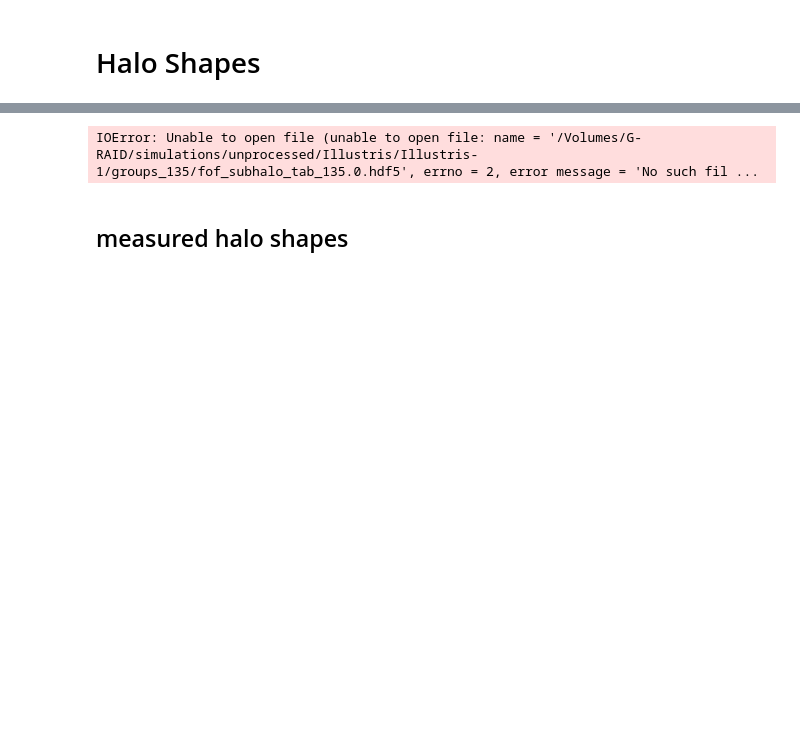
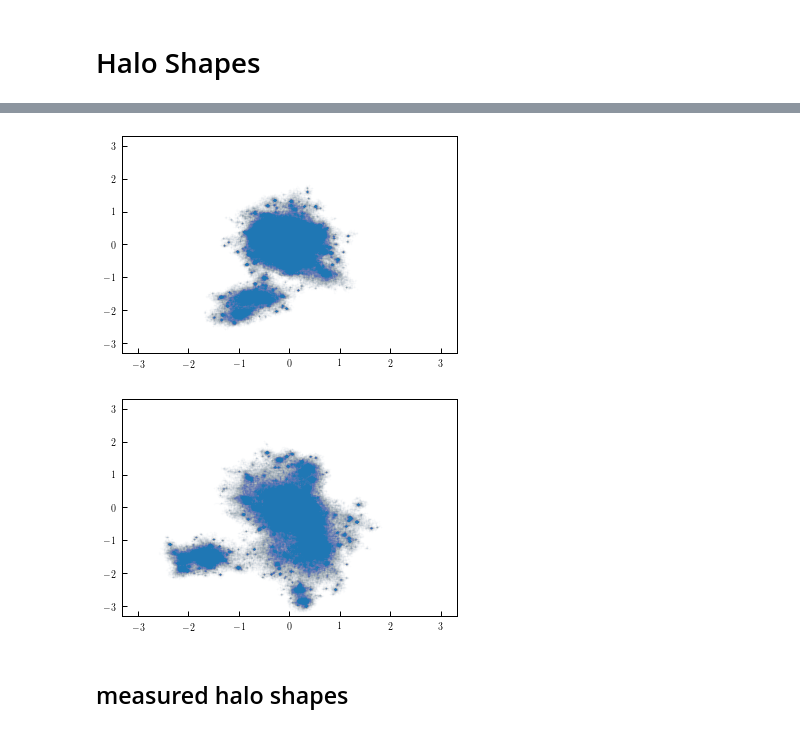
Before and after one commit to duncandc/Illustris_Shapes, a Jupyter notebook: notebooks/Halo_Shapes.ipynb, the cells around one changed output, grey strips where cells are left out. Saved outputs shown, nothing was run; the diff lists cells and outputs as text; code cells hidden in the pictures; blank space fills up the shorter version.

Commit message:
workiong on halo shapes

```diff
--- a/notebooks/Halo_Shapes.ipynb
+++ b/notebooks/Halo_Shapes.ipynb
@@ -27,4 +27,6 @@ IOError: Unable to open file (unable to open file: name = '/Volumes/G-RAID/simul
 # %%
+from inertia_tensors import reduced_inertia_tensors
+
 halo_id = 0
 
 # load position
@@ -32,7 +34,7 @@ halo_positions = loadHalos(basePath, snapNum, fields=['GroupPos'])/1000.0
 halo_position = halo_positions[halo_id]
 
 # load particles
-ptcl_coords = loadHalo(basePath, snapNum, gal_id, 1, fields=['Coordinates'])/1000.0
+ptcl_coords = loadHalo(basePath, snapNum, halo_id, 1, fields=['Coordinates'])/1000.0
 
 # load halo size
 halo_sizes = loadHalos(basePath, snapNum, fields=['Group_R_Mean200'])/1000.0
@@ -48,48 +50,40 @@ dx[mask] = dx[mask] - Lbox[0]
 mask = (dx < -Lbox[0]/2.0)
 dx[mask] = dx[mask] + Lbox[0]
 
 mask = (dy > Lbox[1]/2.0)
 dy[mask] = dy[mask] - Lbox[1]
 mask = (dy < -Lbox[1]/2.0)
 dy[mask] = dy[mask] + Lbox[1]
 
 mask = (dz > Lbox[2]/2.0)
 dz[mask] = dz[mask] - Lbox[2]
 mask = (dz < -Lbox[2]/2.0)
 dz[mask] = dz[mask] + Lbox[2]
 
 ptcl_coords = np.vstack((dx,dy,dz)).T
 
 I = reduced_inertia_tensors(ptcl_coords)
 
 evals, evecs = np.linalg.eigh(I)
 evals = np.sqrt(evals)
 
+Nptcls = len(ptcl_coords)
+mask = np.random.random(Nptcls)<0.01
+
 plt.figure()
-plt.plot(ptcl_coords[mask,0], ptcl_coords[mask,1], '.', ms=1, alpha=0.2)
+plt.plot(ptcl_coords[mask,0], ptcl_coords[mask,1], '.', ms=1, alpha=0.01)
 plt.xlim([-2*halo_size, 2*halo_size])
 plt.ylim([-2*halo_size, 2*halo_size])
 plt.show()
 
 plt.figure()
-plt.plot(ptcl_coords[mask,1], ptcl_coords[mask,2], '.', ms=1, alpha=0.2)
+plt.plot(ptcl_coords[mask,1], ptcl_coords[mask,2], '.', ms=1, alpha=0.01)
 plt.xlim([-2*halo_size, 2*halo_size])
 plt.ylim([-2*halo_size, 2*halo_size])
 plt.show()
-
-plt.figure()
-plt.plot(ptcl_coords[:,0], ptcl_coords[:,1], '.', ms=1, alpha=0.2)
-plt.xlim([-2*halo_size, 2*halo_size])
-plt.ylim([-2*halo_size, 2*halo_size])
-plt.show()
-
-plt.figure()
-plt.plot(ptcl_coords[:,1], ptcl_coords[:,2], '.', ms=1, alpha=0.2)
-plt.xlim([-2*halo_size, 2*halo_size])
-plt.ylim([-2*halo_size, 2*halo_size])
-plt.show()
 # %% [output]
-IOError: Unable to open file (unable to open file: name = '/Volumes/G-RAID/simulations/unprocessed/Illustris/Illustris-1/groups_135/fof_subhalo_tab_135.0.hdf5', errno = 2, error message = 'No such fil ...
+[figure, added]
+[figure, added]
 # %% [markdown]
 ## measured halo shapes
 # %%
```
Also changed, not shown: parts of 11 cells of this notebook, 1 other file.
